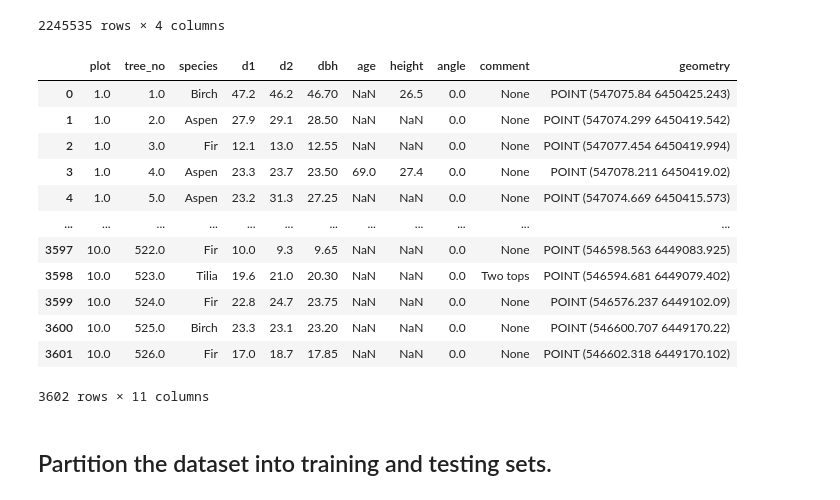
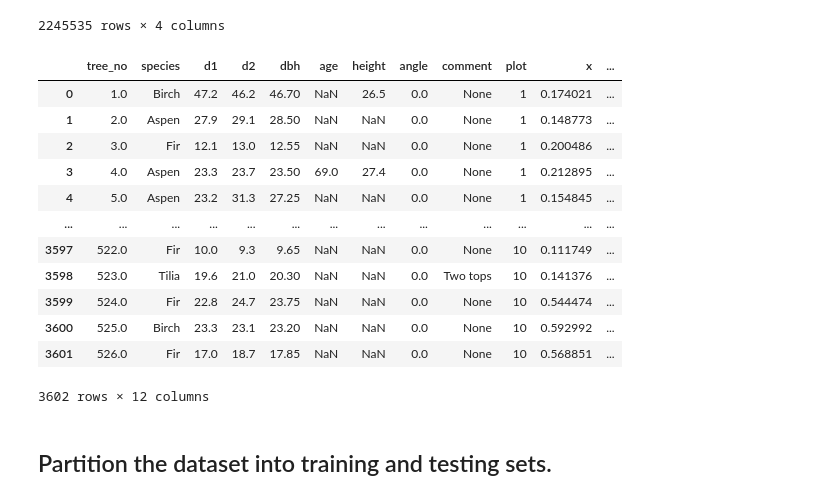
Before and after one commit to andreunilux/LIDAR-Based-Tree-Detection, a Jupyter notebook: Project3.ipynb, the cells around one changed output. Cells and saved outputs as stored; diff of their text form; code cells hidden in the pictures.

```diff
--- a/Project3.ipynb
+++ b/Project3.ipynb
@@ -389,27 +418,27 @@ def load_and_filter(a1,a2,r1,r2):
         Returns dataframe where lower a1 quantile of points are filtered out (plot per plot), and
         applies two succesive radius based filters (plot per plot)"""
 
-    df = load_lidar([i for i in range(1,11)],plot = False)
+    fielddf, lidardf = load_lidar([i for i in range(1,11)],plot = False)
 
     #Filter out lower a quantile, where the quantiles are computed plot per plot
     #Otherwise, if the ground level is not the same for each plot we remove
     #inequally between the different plots
 
-    for i in df["plot"].unique():
-        zQ = df.loc[df["plot"] == i].quantile(a1)["z"]               #compute height quantile of plot
-        df = df.loc[-((df["z"] < zQ) & (df["plot"] == i))]      #remove low points from selected plot
+    for i in lidardf["plot"].unique():
+        zQ = lidardf.loc[lidardf["plot"] == i].quantile(a1)["z"]               #compute height quantile of plot
+        lidardf = lidardf.loc[-((lidardf["z"] < zQ) & (lidardf["plot"] == i))]      #remove low points from selected plot
 
     #--------------
 
     #Distance based filtering using KDTrees
 
-    df = dist_filter(dist_filter(df,r1,a2),r2,a2)               #apply two filters successively, one rougher one finer
+    lidardf = dist_filter(dist_filter(lidardf,r1,a2),r2,a2)               #apply two filters successively, one rougher one finer
 
     #--------------
 
-    return(df)
+    return(fielddf,lidardf)
 
-lidardf = load_and_filter(a1 = 0.1, a2 = 0.05,r1 = 0.1,r2 =0.01)
+fielddf,lidardf = load_and_filter(a1 = 0.1, a2 = 0.05,r1 = 0.1,r2 =0.01)
 # %% [output]
 A value is trying to be set on a copy of a slice from a DataFrame.
 Try using .loc[row_indexer,col_indexer] = value instead
@@ -448,22 +477,22 @@ lidardf
 | 2245533 | 0.227406 | 0.997593 | 0.416336 | 10 |
 | 2245534 | 0.235350 | 0.999180 | 0.428407 | 10 |
 2245535 rows × 4 columns
-# %%
-field_survey
-# %% [output]
-|  | plot | tree_no | species | d1 | d2 | dbh | age | height | angle | comment | geometry |
-| 0 | 1.0 | 1.0 | Birch | 47.2 | 46.2 | 46.70 | NaN | 26.5 | 0.0 | None | POINT (547075.84 6450425.243) |
-| 1 | 1.0 | 2.0 | Aspen | 27.9 | 29.1 | 28.50 | NaN | NaN | 0.0 | None | POINT (547074.299 6450419.542) |
-| 2 | 1.0 | 3.0 | Fir | 12.1 | 13.0 | 12.55 | NaN | NaN | 0.0 | None | POINT (547077.454 6450419.994) |
-| 3 | 1.0 | 4.0 | Aspen | 23.3 | 23.7 | 23.50 | 69.0 | 27.4 | 0.0 | None | POINT (547078.211 6450419.02) |
-| 4 | 1.0 | 5.0 | Aspen | 23.2 | 31.3 | 27.25 | NaN | NaN | 0.0 | None | POINT (547074.669 6450415.573) |
-| ... | ... | ... | ... | ... | ... | ... | ... | ... | ... | ... | ... |
-| 3597 | 10.0 | 522.0 | Fir | 10.0 | 9.3 | 9.65 | NaN | NaN | 0.0 | None | POINT (546598.563 6449083.925) |
-| 3598 | 10.0 | 523.0 | Tilia | 19.6 | 21.0 | 20.30 | NaN | NaN | 0.0 | Two tops | POINT (546594.681 6449079.402) |
-| 3599 | 10.0 | 524.0 | Fir | 22.8 | 24.7 | 23.75 | NaN | NaN | 0.0 | None | POINT (546576.237 6449102.09) |
-| 3600 | 10.0 | 525.0 | Birch | 23.3 | 23.1 | 23.20 | NaN | NaN | 0.0 | None | POINT (546600.707 6449170.22) |
-| 3601 | 10.0 | 526.0 | Fir | 17.0 | 18.7 | 17.85 | NaN | NaN | 0.0 | None | POINT (546602.318 6449170.102) |
-3602 rows × 11 columns
+# %%
+fielddf
+# %% [output]
+|  | tree_no | species | d1 | d2 | dbh | age | height | angle | comment | plot | x | ... |
+| 0 | 1.0 | Birch | 47.2 | 46.2 | 46.70 | NaN | 26.5 | 0.0 | None | 1 | 0.174021 | ... |
+| 1 | 2.0 | Aspen | 27.9 | 29.1 | 28.50 | NaN | NaN | 0.0 | None | 1 | 0.148773 | ... |
+| 2 | 3.0 | Fir | 12.1 | 13.0 | 12.55 | NaN | NaN | 0.0 | None | 1 | 0.200486 | ... |
+| 3 | 4.0 | Aspen | 23.3 | 23.7 | 23.50 | 69.0 | 27.4 | 0.0 | None | 1 | 0.212895 | ... |
+| 4 | 5.0 | Aspen | 23.2 | 31.3 | 27.25 | NaN | NaN | 0.0 | None | 1 | 0.154845 | ... |
+| ... | ... | ... | ... | ... | ... | ... | ... | ... | ... | ... | ... | ... |
+| 3597 | 522.0 | Fir | 10.0 | 9.3 | 9.65 | NaN | NaN | 0.0 | None | 10 | 0.111749 | ... |
+| 3598 | 523.0 | Tilia | 19.6 | 21.0 | 20.30 | NaN | NaN | 0.0 | Two tops | 10 | 0.141376 | ... |
+| 3599 | 524.0 | Fir | 22.8 | 24.7 | 23.75 | NaN | NaN | 0.0 | None | 10 | 0.544474 | ... |
+| 3600 | 525.0 | Birch | 23.3 | 23.1 | 23.20 | NaN | NaN | 0.0 | None | 10 | 0.592992 | ... |
+| 3601 | 526.0 | Fir | 17.0 | 18.7 | 17.85 | NaN | NaN | 0.0 | None | 10 | 0.568851 | ... |
+3602 rows × 12 columns
 # %% [markdown]
 ## Partition the dataset into training and testing sets.
 # %% [markdown]
```
Also changed, not shown: parts of 9 cells of this notebook.
